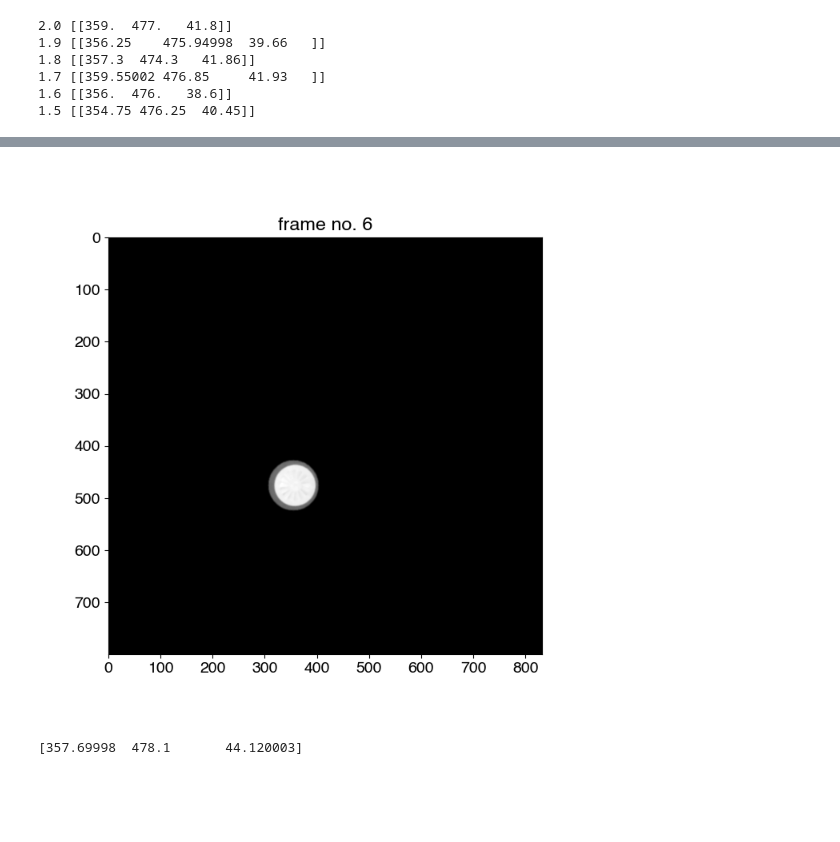
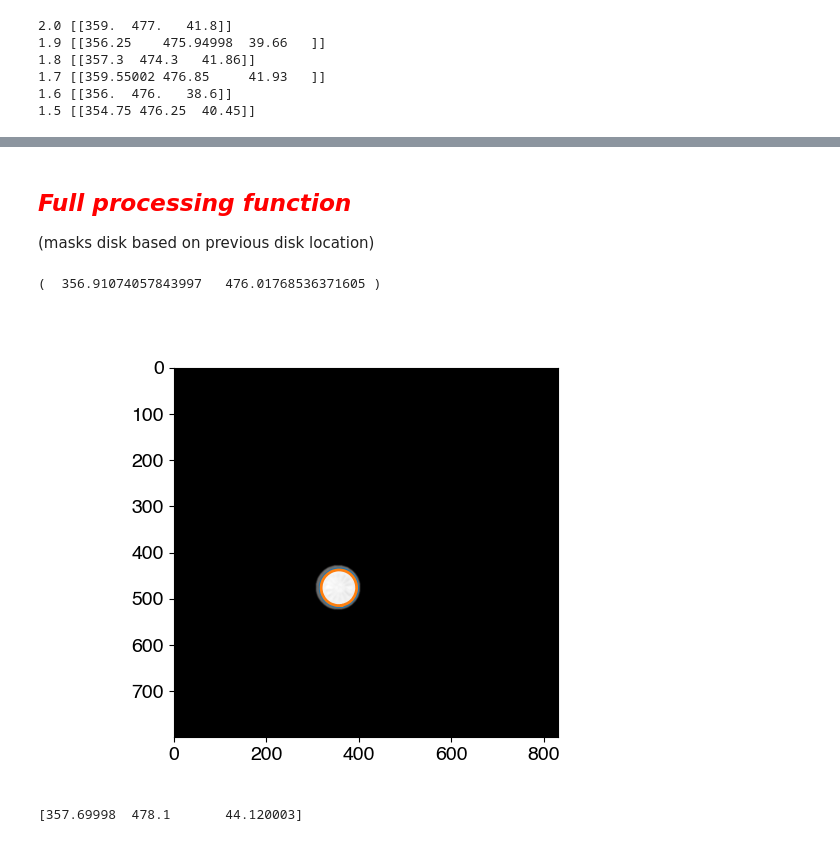
Before and after one commit to fvegar/brownian, a Jupyter notebook: brownian.ipynb, the cells around one changed output, grey strips where cells are left out. Drawn from its saved outputs; the diff is of its cells as text; code cells hidden in the pictures; blank space fills up the shorter version.

```diff
--- a/brownian.ipynb
+++ b/brownian.ipynb
@@ -286,7 +289,7 @@ __param2__: Is the value for accumulator threshold. This value is used in the ac
 def locate_disk(image, dp, m_dist, mr, Mr):
     return cv.HoughCircles(image, cv.HOUGH_GRADIENT, dp, minDist=m_dist, minRadius=mr, maxRadius=Mr)[0]
 # %%
-masked_frame =  circle_mask( x0, y0, R, video[0], black)
+masked_frame =  circle_mask( x0, y0, R, masked_frame, black)
 for i in range(6):
     print(2-i*0.1, locate_disk(cv.convertScaleAbs(masked_frame), 2-i*0.1, 50, 37, 43))
 # %% [output]
@@ -323,5 +301,0 @@ pltdisplay( 7, cv.GaussianBlur( disk_mask, (5,5),0), 5)
-# %%
-plt.close(6)
-pltdisplay( 7, cv.medianBlur( cv.GaussianBlur( disk_mask, (5,5),0), 5), 6)
-# %% [output]
-[figure, removed]
@@ -332,0 +302,70 @@ cvdisplay( cv.threshold(disk_mask_smooth, 120, 255,cv.THRESH_TOZERO)[1], 7)
+# %% [markdown]
+## <span style="color:red"> *Full processing function* </span>
+(masks disk based on previous disk location)
+# %%
+disk = locate_disk( cv.convertScaleAbs(masked_frame), 1.5, 50, 37, 43)[0]
+masked_disk = circle_mask(disk[0], disk[1], disk[2]*1.2, masked_frame, black)
+blur_frame = cv.GaussianBlur(cv.medianBlur(masked_disk, 5), (5,5),0)
+
+contour_out = scikit.measure.find_contours(blur_frame, fully_connected='high',level=125 )
+if np.shape(contour_out)[0] >1:
+    print('outer contour detection failed\n')
+contour_in = scikit.measure.find_contours(blur_frame, fully_connected='high',level=200 )
+if np.shape(contour_in)[0] >1:
+    print('inner contour detection failed\n')
+
+fig, ax = plt.subplots()
+ax.imshow(blur_frame, cmap=plt.cm.gray)
+for contour in contour_out:
+    ax.plot(contour[:, 1], contour[:, 0], linewidth=2)
+for contour in contour_in:
+    ax.plot(contour[:, 1], contour[:, 0], linewidth=2)
+
+####################
+# OUTER CONTOUR mask, for refined disk masking
+####################
+disk_mask = np.zeros(masked_disk.shape)
+
+xx, yy = scikit.draw.polygon(contour_out[0][:, 0], contour_out[0][:, 1], disk_mask.shape)
+disk_mask[xx, yy] = 255
+disk_mask = disk_mask.astype(np.uint8)
+#cvdisplay(disk_mask, 9)
+
+masked_disk = cv.bitwise_and(masked_disk, masked_disk, mask = disk_mask)
+#cvdisplay(masked_disk,0)
+
+####################
+# INNER CONTOUR mask, for aura masking (preserves brightness structure of border, for better mass center calc
+####################
+disk_mask = np.zeros(masked_disk.shape)
+
+xx, yy = scikit.draw.polygon(contour_in[0][:, 0], contour_in[0][:, 1], disk_mask.shape)
+disk_mask[xx, yy] = 255
+disk_mask = disk_mask.astype(np.uint8)
+
+masked_disk_2 = cv.bitwise_and(masked_disk,masked_disk,mask=disk_mask)
+
+# pixel average of inner disk mask
+px_avg_disk_2 = cv.moments(masked_disk_2)['m00']/np.sum(cv.threshold(masked_disk_2, 100,1,cv.THRESH_BINARY)[1])
+px_avg_disk_2 = round(px_avg_disk_2)
+# replace inner disk mask with px avg
+masked_disk_2 = cv.threshold(masked_disk_2,100,px_avg_disk_2,cv.THRESH_BINARY)[1]
+# create disk inner disk mask, with px avg
+disk_mask_2 = cv.threshold(masked_disk_2,0,255,cv.THRESH_BINARY_INV)[1].astype(np.uint8)
+# create disk aura
+disk_aura = cv.bitwise_and(masked_disk, masked_disk, mask=disk_mask_2)
+# add disk aura + averaged inner mask
+disk_for_xy =cv.add(masked_disk_2,disk_aura)
+# obtain mass center from these 2 images addition
+momentos = cv.moments(disk_for_xy) # save moments of aura + inner avg disk mask
+dx0 = momentos['m10']/momentos['m00'] # mass center, X
+dy0 = momentos['m01']/momentos['m00'] # mass center, Y
+print('( ', dx0,' ', dy0, ') \n')
+
+# draw results
+pointed_disk = circle_line(dx0,dy0,1, 255,0,0, 1, masked_disk)
+cvdisplay( cv.circle( pointed_disk, (x0,y0), R, (0,0,255), 2), 0 )
+#cvdisplay( circle_line(x0,y0,R, 0,0,255, 2, masked_disk), 3)
+# %% [output]
+(  356.91074057843997   476.01768536371605 )
+[figure, added]
```
Also changed, not shown: parts of 33 cells of this notebook.
